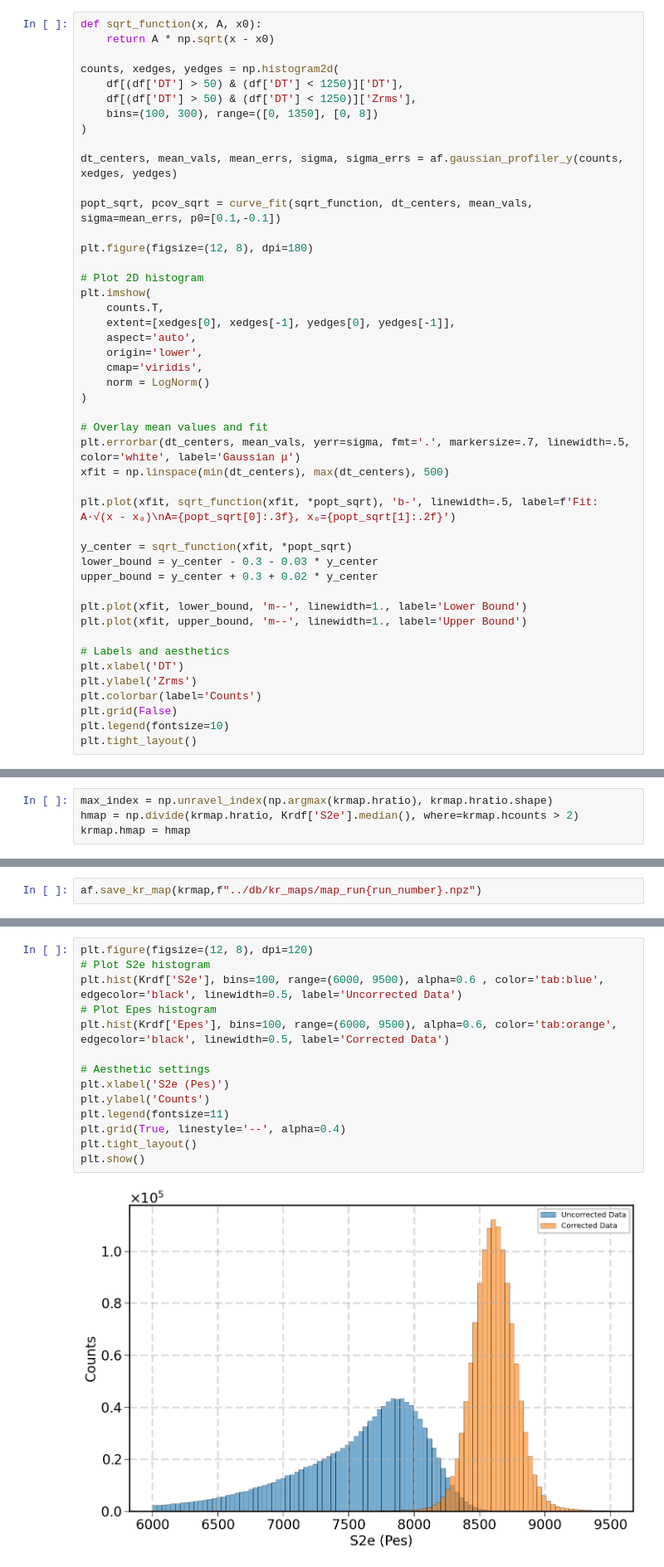
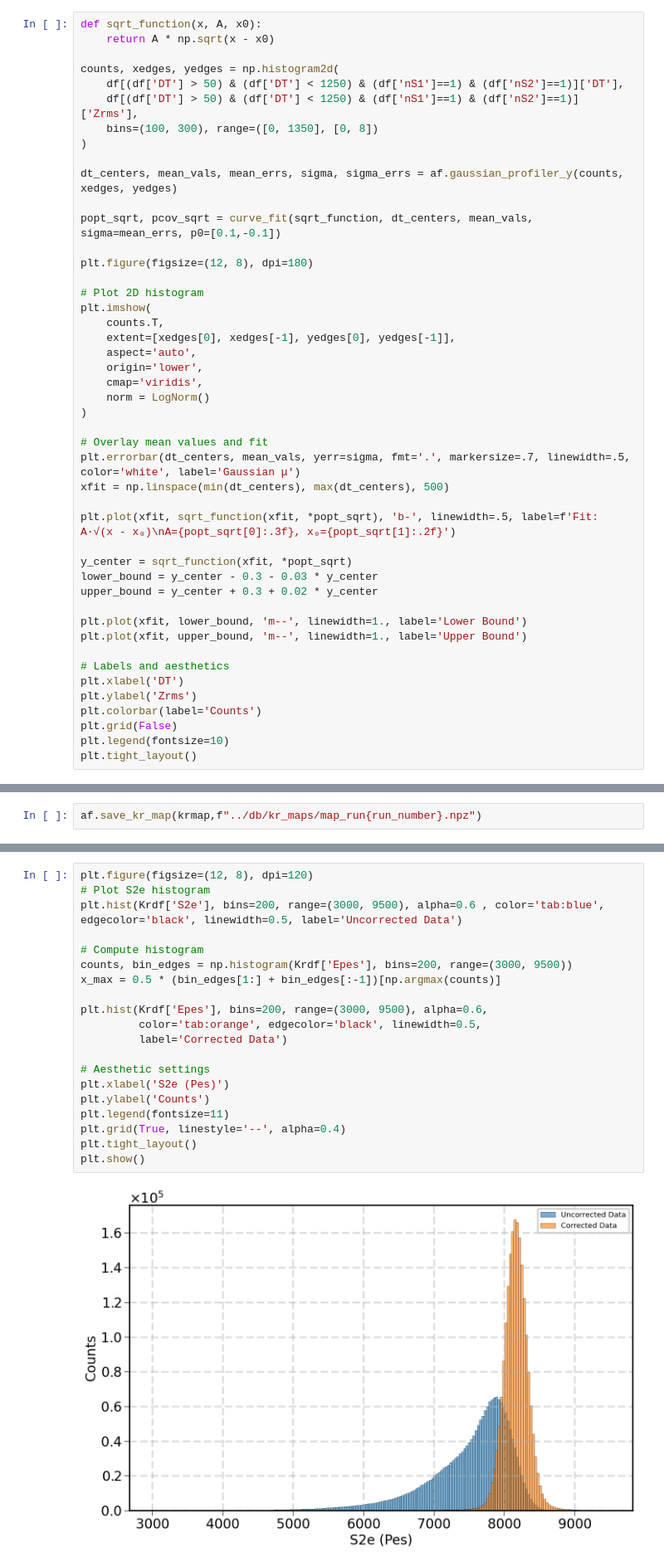
Before and after one commit to jjgomezcadenas/ASpirit, a Jupyter notebook: nb/krSoproniaAnalysis_st.ipynb, the cells around one changed output, grey strips where cells are left out. Shown at 83% size. Drawn from its saved outputs; the diff is of its cells as text.

```diff
--- a/nb/krSoproniaAnalysis_st.ipynb
+++ b/nb/krSoproniaAnalysis_st.ipynb
@@ -82,8 +85,8 @@ def sqrt_function(x, A, x0):
     return A * np.sqrt(x - x0)
 
 counts, xedges, yedges = np.histogram2d(
-    df[(df['DT'] > 50) & (df['DT'] < 1250)]['DT'],
-    df[(df['DT'] > 50) & (df['DT'] < 1250)]['Zrms'],
+    df[(df['DT'] > 50) & (df['DT'] < 1250) & (df['nS1']==1) & (df['nS2']==1)]['DT'],
+    df[(df['DT'] > 50) & (df['DT'] < 1250) & (df['nS1']==1) & (df['nS2']==1)]['Zrms'],
     bins=(100, 300), range=([0, 1350], [0, 8])
 )
 
@@ -338,7 +337,3 @@ Krdf['S2e'].median()
-# %%
-max_index = np.unravel_index(np.argmax(krmap.hratio), krmap.hratio.shape)
-hmap = np.divide(krmap.hratio, Krdf['S2e'].median(), where=krmap.hcounts > 2)
-krmap.hmap = hmap
 # %%
 af.plot_3d_histogram_slices(krmap.hmap, krmap.xedges, krmap.yedges, krmap.zedges, z_indices=[0,2,3,len(z_bins)-2], figsize= (20, 16))
 # %% [output]
@@ -366,17 +361,23 @@ Krdf
 # %%
 plt.figure(figsize=(12, 8), dpi=120)
 # Plot S2e histogram
-plt.hist(Krdf['S2e'], bins=100, range=(6000, 9500), alpha=0.6 , color='tab:blue', edgecolor='black', linewidth=0.5, label='Uncorrected Data')
-# Plot Epes histogram
-plt.hist(Krdf['Epes'], bins=100, range=(6000, 9500), alpha=0.6, color='tab:orange', edgecolor='black', linewidth=0.5, label='Corrected Data')
+plt.hist(Krdf['S2e'], bins=200, range=(3000, 9500), alpha=0.6 , color='tab:blue', edgecolor='black', linewidth=0.5, label='Uncorrected Data')
+
+# Compute histogram
+counts, bin_edges = np.histogram(Krdf['Epes'], bins=200, range=(3000, 9500))
+x_max = 0.5 * (bin_edges[1:] + bin_edges[:-1])[np.argmax(counts)]
+
+plt.hist(Krdf['Epes'], bins=200, range=(3000, 9500), alpha=0.6,
+         color='tab:orange', edgecolor='black', linewidth=0.5,
+         label='Corrected Data')
 
 # Aesthetic settings
 plt.xlabel('S2e (Pes)')
 plt.ylabel('Counts')
 plt.legend(fontsize=11)
 plt.grid(True, linestyle='--', alpha=0.4)
 plt.tight_layout()
 plt.show()
 # %% [output]
-[figure, old version]
+[figure, new version]
 # %%
```
Also changed, not shown: parts of 48 cells of this notebook, 13 other files.
